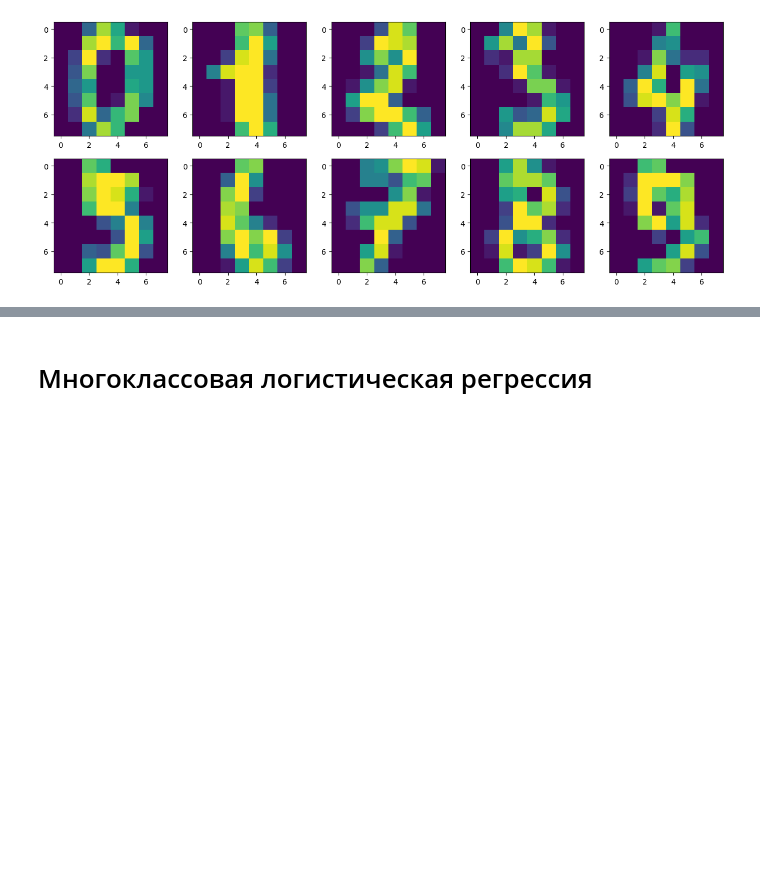
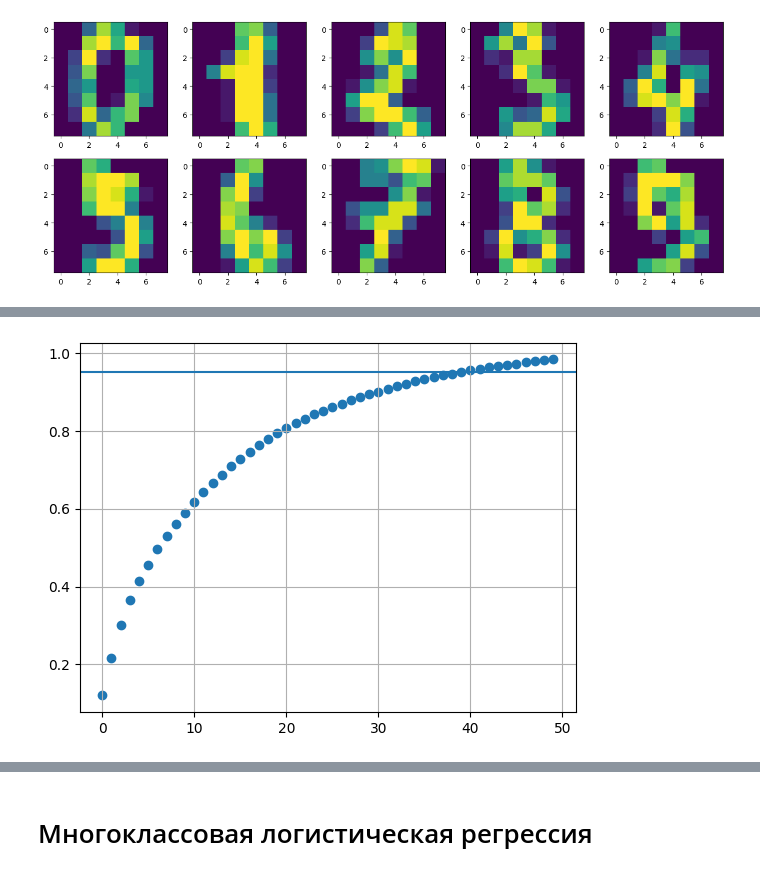
Before and after one commit to igumnov-daniel/HOCK_FEBRUARY_2023, a Jupyter notebook: 15_ML_5_clustering_and_trees/15_3_gbdt_catboost.ipynb, the cells around one changed output, grey strips where cells are left out. Saved outputs shown, nothing was run; the diff lists cells and outputs as text; code cells hidden in the pictures; blank space fills up the shorter version.

```diff
--- a/15_ML_5_clustering_and_trees/15_3_gbdt_catboost.ipynb
+++ b/15_ML_5_clustering_and_trees/15_3_gbdt_catboost.ipynb
@@ -833,0 +888,10 @@ for i in range(10):
+# %%
+plt.scatter(
+    np.arange(k),
+    np.cumsum(pca.explained_variance_ratio_)
+)
+plt.axhline(0.95)
+plt.grid()
+plt.show()
+# %% [output]
+[figure, added]
```
Also changed, not shown: parts of 49 cells of this notebook.
